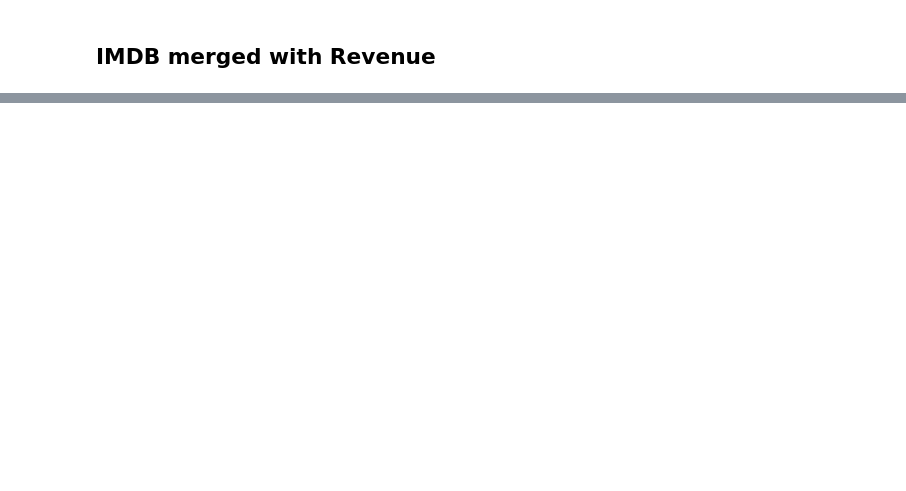
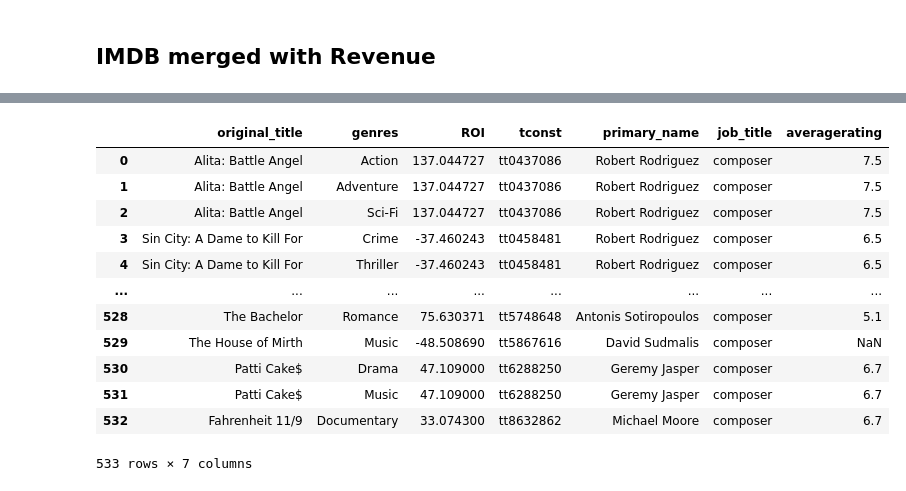
Before and after one commit to khyateed/Movie-Data-Analysis, a Jupyter notebook: student.ipynb, the cells around one changed output, grey strips where cells are left out. Drawn from its saved outputs; the diff is of its cells as text; code cells hidden in the pictures; blank space fills up the shorter version.

```diff
--- a/student.ipynb
+++ b/student.ipynb
@@ -440,0 +507,6 @@ imdb_merge
+# %%
+crew = crew_unstack.merge(name_basics_raw[['id', 'primary_name']], on='id', how='left')
+# %%
+roi_crew_genre = roi_with_title.merge(crew[['tconst', 'primary_name']], on='tconst', how='left')
+roi_crew_genre.drop_duplicates(inplace=True)
+roi_crew_genre.set_index('primary_name')
@@ -440,0 +528,21 @@ imdb_merge
+# %%
+composer_ = roi_crew_genre.merge(composers_names[['job_title', 'primary_name']], on='primary_name', how='inner')
+# %%
+imdb_raw = pd.read_csv('./zippedData/imdb.title.ratings.csv.gz')
+# %%
+composer_df = composer_.merge(imdb_raw[['tconst', 'averagerating']], on='tconst', how='left')
+composer_df
+# %% [output]
+|  | original_title | genres | ROI | tconst | primary_name | job_title | averagerating |
+| 0 | Alita: Battle Angel | Action | 137.044727 | tt0437086 | Robert Rodriguez | composer | 7.5 |
+| 1 | Alita: Battle Angel | Adventure | 137.044727 | tt0437086 | Robert Rodriguez | composer | 7.5 |
+| 2 | Alita: Battle Angel | Sci-Fi | 137.044727 | tt0437086 | Robert Rodriguez | composer | 7.5 |
+| 3 | Sin City: A Dame to Kill For | Crime | -37.460243 | tt0458481 | Robert Rodriguez | composer | 6.5 |
+| 4 | Sin City: A Dame to Kill For | Thriller | -37.460243 | tt0458481 | Robert Rodriguez | composer | 6.5 |
+| ... | ... | ... | ... | ... | ... | ... | ... |
+| 528 | The Bachelor | Romance | 75.630371 | tt5748648 | Antonis Sotiropoulos | composer | 5.1 |
+| 529 | The House of Mirth | Music | -48.508690 | tt5867616 | David Sudmalis | composer | NaN |
+| 530 | Patti Cake$ | Drama | 47.109000 | tt6288250 | Geremy Jasper | composer | 6.7 |
+| 531 | Patti Cake$ | Music | 47.109000 | tt6288250 | Geremy Jasper | composer | 6.7 |
+| 532 | Fahrenheit 11/9 | Documentary | 33.074300 | tt8632862 | Michael Moore | composer | 6.7 |
+533 rows × 7 columns
```
Also changed, not shown: parts of 28 cells of this notebook.
